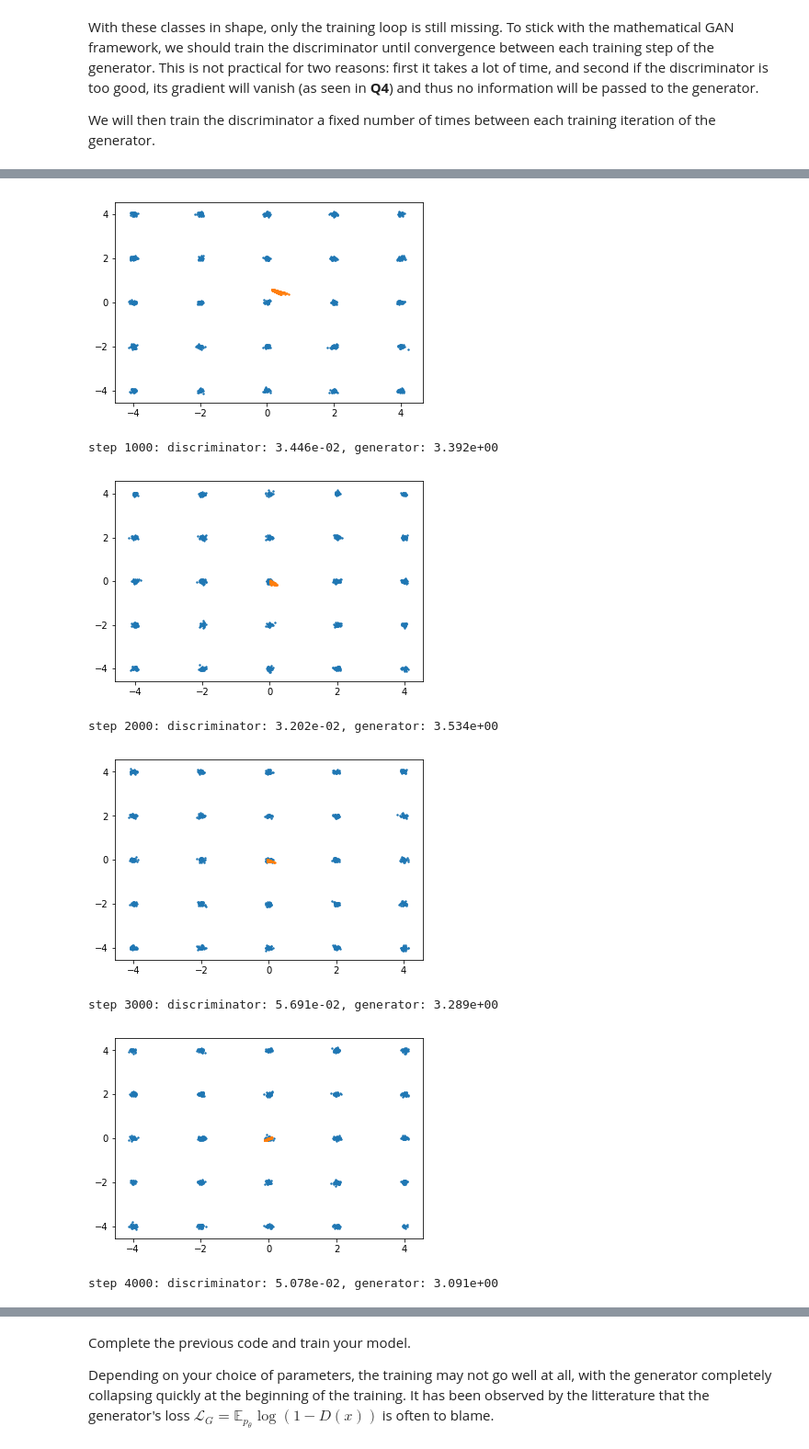
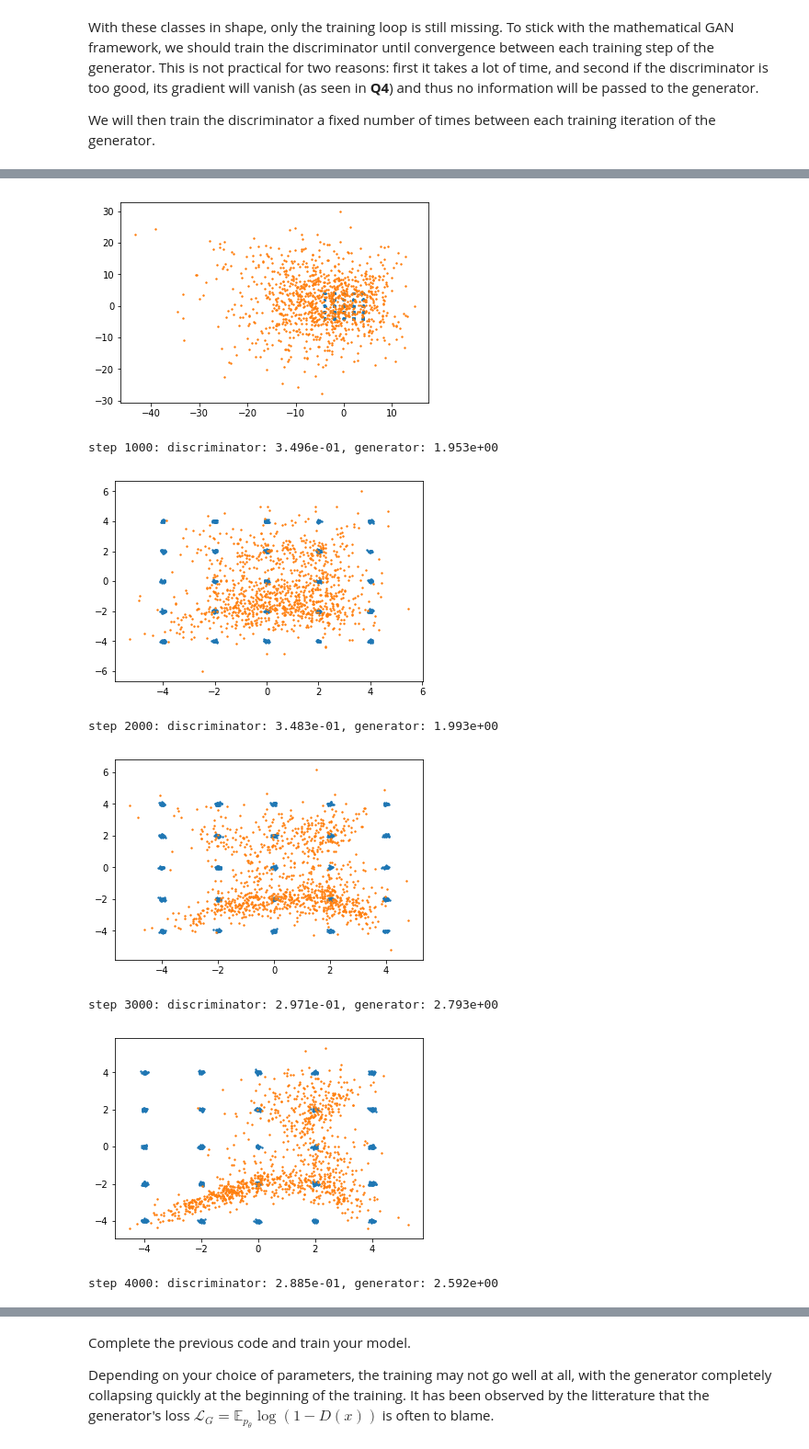
Before and after one commit to paulasquin/deep-learning-in-practice-cs, a Jupyter notebook: 1-TD-GAN-VAE.ipynb, the cells around one changed output, grey strips where cells are left out. Shown at 92% size. Cells and saved outputs as stored; diff of their text form; code cells hidden in the pictures.

```diff
--- a/1-TD-GAN-VAE.ipynb
+++ b/1-TD-GAN-VAE.ipynb
@@ -158,27 +154,20 @@ With these classes in shape, only the training loop is still missing. To stick w
 
 We will then train the discriminator a fixed number of times between each training iteration of the generator.
 # %%
-from torch.nn import LogSoftmax, NLLLoss
 from torch.autograd import Variable
 
 # Number of times to train the discriminator between two generator steps
-# TRAIN_RATIO = 1
-TRAIN_RATIO = 3
+TRAIN_RATIO = 10
 # Total number of training iterations for the generator
 N_ITER = 20001
 # Batch size to use
-# BATCHLEN = 128
-BATCHLEN = 64
+BATCHLEN = 128
 
 generator = Generator()
-#optim_gen = torch.optim.Adam(generator.parameters(), lr=0.0001, betas=(0.5,0.9))
-optim_gen = torch.optim.Adam(generator.parameters(), lr=0.001)
+optim_gen = torch.optim.Adam(generator.parameters(), lr=0.001, betas=(0.5,0.9))
+
 discriminator = Discriminator()
-# optim_disc = torch.optim.Adam(discriminator.parameters(), lr=0.0001, betas=(0.5,0.9))
-optim_disc = torch.optim.Adam(discriminator.parameters(), lr=0.001)
-
-m = LogSoftmax()
-L = NLLLoss()
+optim_disc = torch.optim.Adam(discriminator.parameters(), lr=0.001, betas=(0.5,0.9))
 
 for i in range(N_ITER):
     # train the discriminator
@@ -188,18 +177,17 @@ for i in range(N_ITER):
         fake_batch = generator.generate(BATCHLEN)
         # Compute here the discriminator loss, using functions like torch.sum, torch.exp, torch.log,
         # torch.softplus, using real_batch and fake_batch
-        #disc_loss = 0 # FILL HERE
 
         # START FILLING
         fake_prediction = discriminator(fake_batch)
         real_prediction = discriminator(real_batch)
 
-        disc_loss = L(m(real_prediction), Variable(torch.LongTensor([0]*BATCHLEN)))#torch.mean(F.softplus(-real_prediction))
+        disc_loss = torch.mean(F.softplus(-real_prediction))
         disc_loss.backward()
         optim_disc.step()
 
         discriminator.zero_grad()
-        disc_loss = L(m(fake_prediction), Variable(torch.LongTensor([1]*BATCHLEN)))#torch.mean(F.softplus(fake_prediction))
+        disc_loss = torch.mean(F.softplus(fake_prediction))
         # END FILLING
 
         disc_loss.backward()
@@ -209,12 +197,11 @@ for i in range(N_ITER):
     generator.zero_grad()
     fake_batch = generator.generate(BATCHLEN)
     # Compute here the generator loss, using fake_batch
-    # gen_loss = 0 # FILL HERE
 
     # START FILLING
 
     fake_prediction = discriminator(fake_batch)
-    gen_loss = L(m(fake_prediction), Variable(torch.LongTensor([0]*BATCHLEN)))
+    gen_loss = torch.mean(F.softplus(-fake_prediction))
 
     # END FILLING
 
@@ -233,8 +220,8 @@ step 0: discriminator: 6.017e-01, generator: 7.865e-01
-[figure, old version]
+[figure, new version]
-step 1000: discriminator: 3.446e-02, generator: 3.392e+00
+step 1000: discriminator: 3.496e-01, generator: 1.953e+00
-[figure, old version]
+[figure, new version]
-step 2000: discriminator: 3.202e-02, generator: 3.534e+00
+step 2000: discriminator: 3.483e-01, generator: 1.993e+00
-[figure, old version]
+[figure, new version]
-step 3000: discriminator: 5.691e-02, generator: 3.289e+00
+step 3000: discriminator: 2.971e-01, generator: 2.793e+00
-[figure, old version]
+[figure, new version]
-step 4000: discriminator: 5.078e-02, generator: 3.091e+00
+step 4000: discriminator: 2.885e-01, generator: 2.592e+00
```
Also changed, not shown: parts of 11 cells of this notebook.
